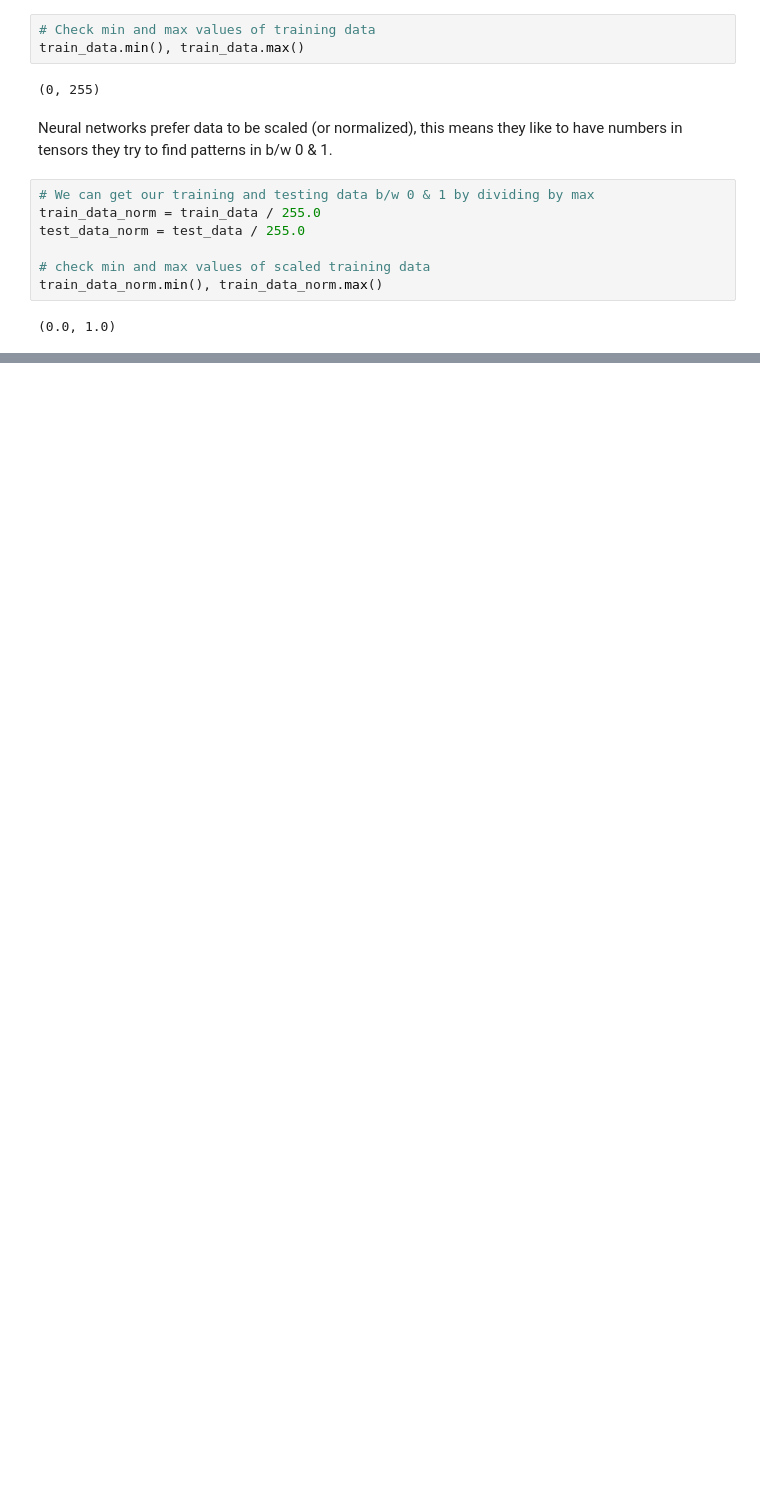
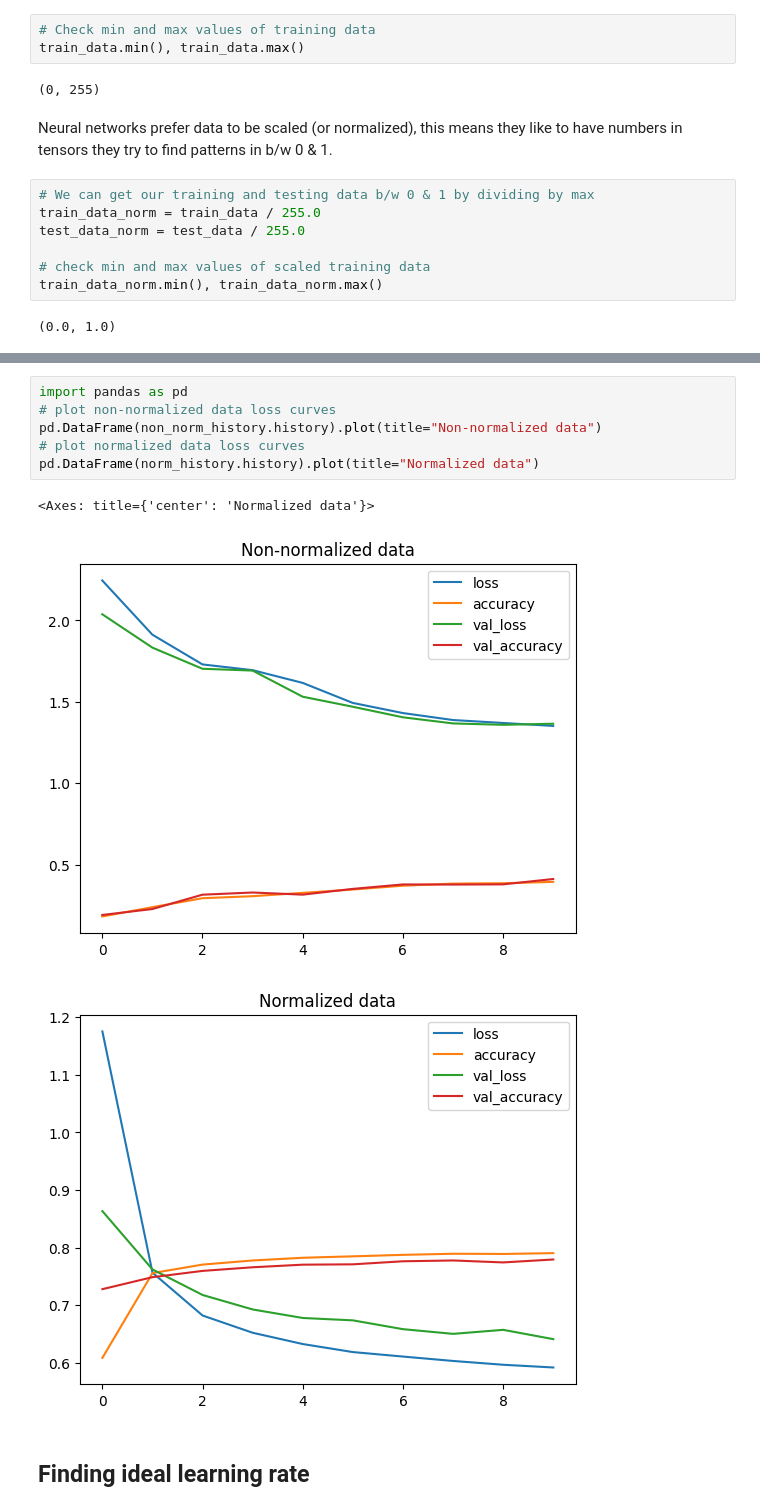
Before and after one commit to pranavrao87/Machine-Learning, a Jupyter notebook: Classification Networks/02_multiclass_classification.ipynb, the cells around one changed output, grey strips where cells are left out. Saved outputs shown, nothing was run; the diff lists cells and outputs as text; blank space fills up the shorter version.

```diff
--- a/Classification Networks/02_multiclass_classification.ipynb
+++ b/Classification Networks/02_multiclass_classification.ipynb
@@ -241,0 +233,12 @@ Epoch 10/10
+# %%
+import pandas as pd
+# plot non-normalized data loss curves
+pd.DataFrame(non_norm_history.history).plot(title="Non-normalized data")
+# plot normalized data loss curves
+pd.DataFrame(norm_history.history).plot(title="Normalized data")
+# %% [output]
+<Axes: title={'center': 'Normalized data'}>
+[figure, added]
+[figure, added]
+# %% [markdown]
+## Finding ideal learning rate
```
Also changed, not shown: parts of 9 cells of this notebook.
